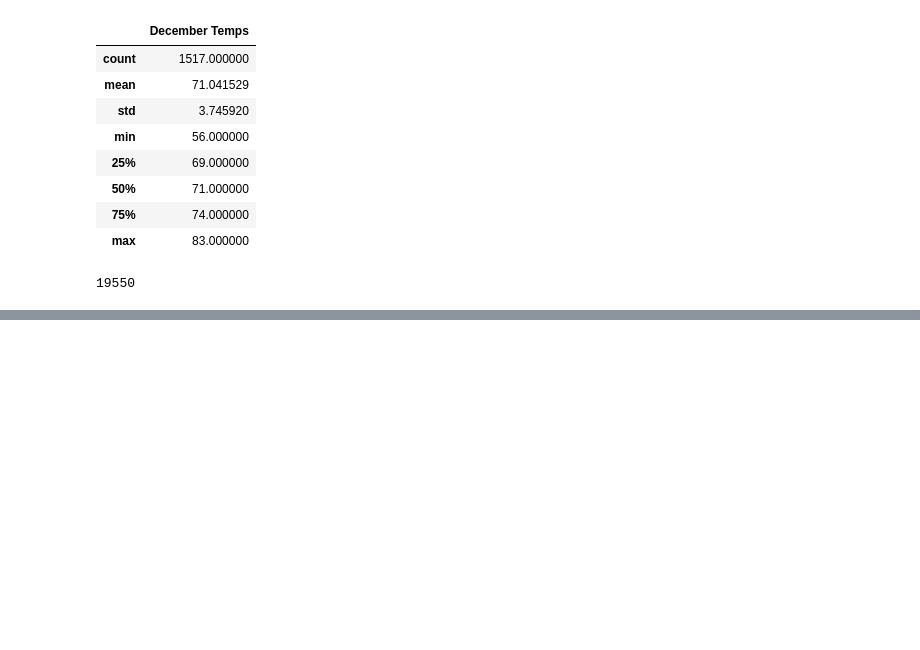
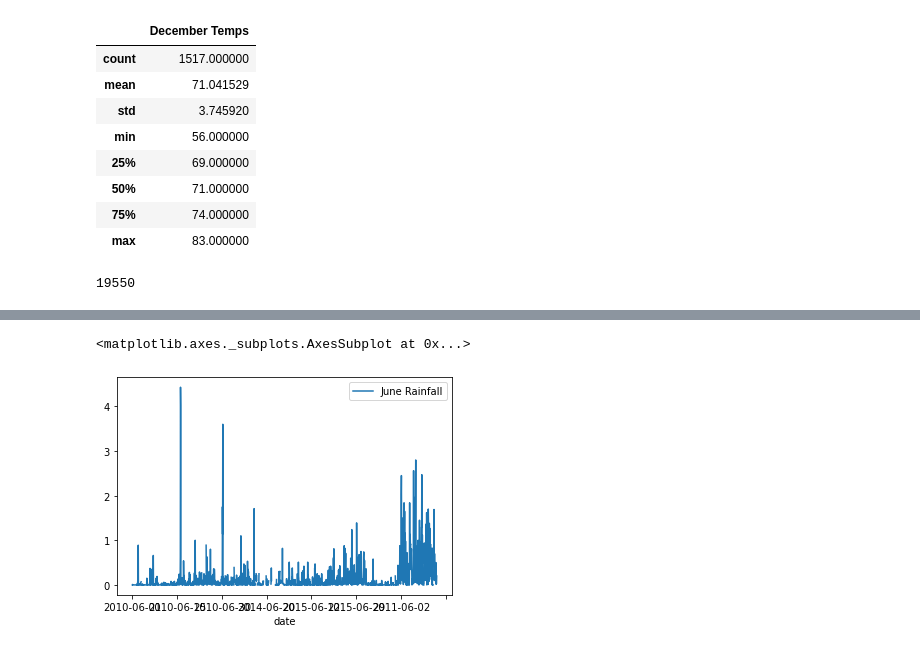
Before and after one commit to AlexArellanoATX/surfs_up, a Jupyter notebook: SurfsUp_Challenge.ipynb, the cells around one changed output, grey strips where cells are left out. Saved outputs shown, nothing was run; the diff lists cells and outputs as text; code cells hidden in the pictures; blank space fills up the shorter version.

```diff
--- a/SurfsUp_Challenge.ipynb
+++ b/SurfsUp_Challenge.ipynb
@@ -162,0 +198,5 @@ results.count()
+# %%
+june_prcp_df.set_index('date').plot()
+# %% [output]
+<matplotlib.axes._subplots.AxesSubplot at 0x...>
+[figure, added]
```
Also changed, not shown: parts of 9 cells of this notebook, 1 other file.
